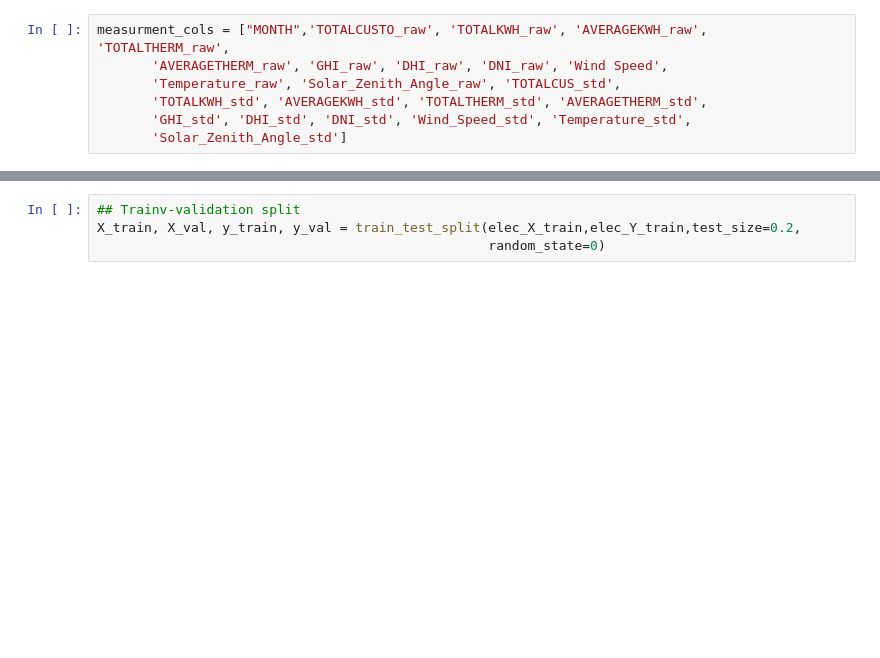
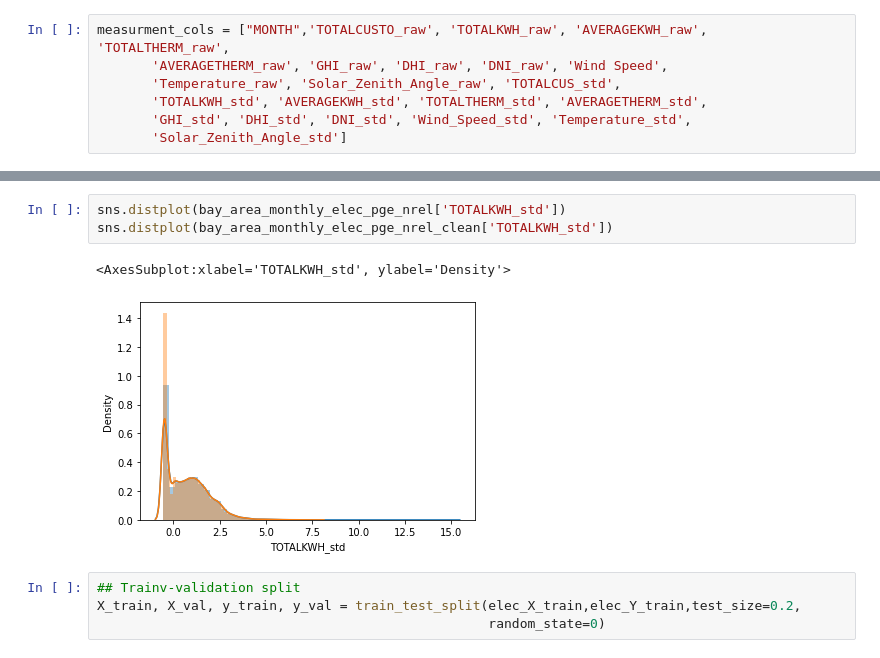
Before and after one commit to JustinRWong/Predicting-Residential-Energy-Usage, a Jupyter notebook: Modeling.ipynb, the cells around one changed output, grey strips where cells are left out. Cells and saved outputs as stored; diff of their text form; blank space fills up the shorter version.

```diff
--- a/Modeling.ipynb
+++ b/Modeling.ipynb
@@ -213,3 +244,9 @@ elec_Y_train = bay_area_monthly_elec_pge_nrel[targetted_y]
+# %%
+sns.distplot(bay_area_monthly_elec_pge_nrel['TOTALKWH_std'])
+sns.distplot(bay_area_monthly_elec_pge_nrel_clean['TOTALKWH_std'])
+# %% [output]
+<AxesSubplot:xlabel='TOTALKWH_std', ylabel='Density'>
+[figure, added]
 # %%
 ## Trainv-validation split
 X_train, X_val, y_train, y_val = train_test_split(elec_X_train,elec_Y_train,test_size=0.2,
```
Also changed, not shown: parts of 25 cells of this notebook, 5 other files.
